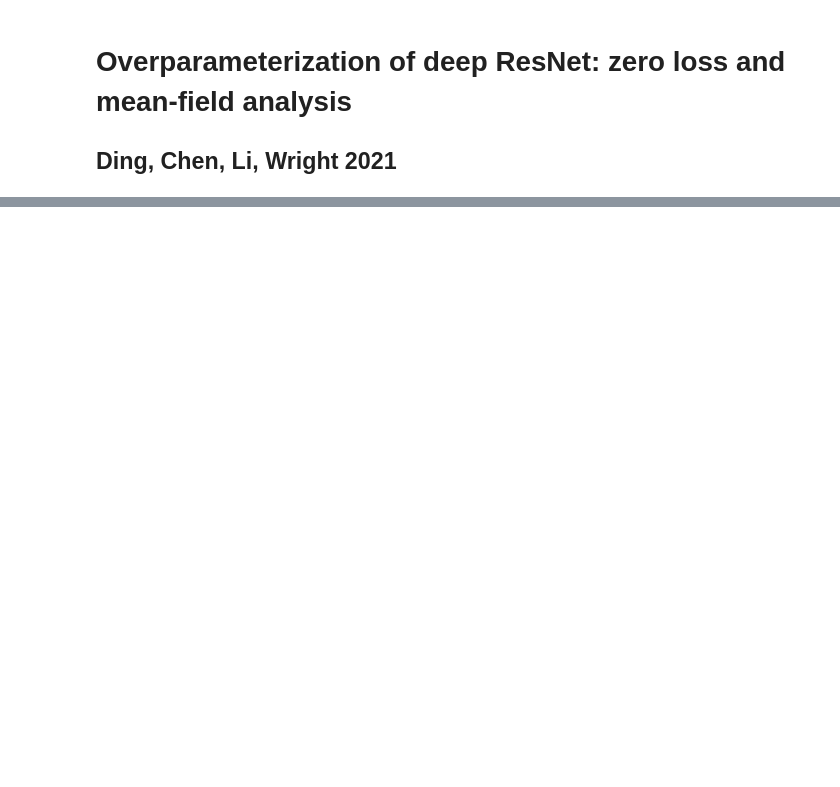
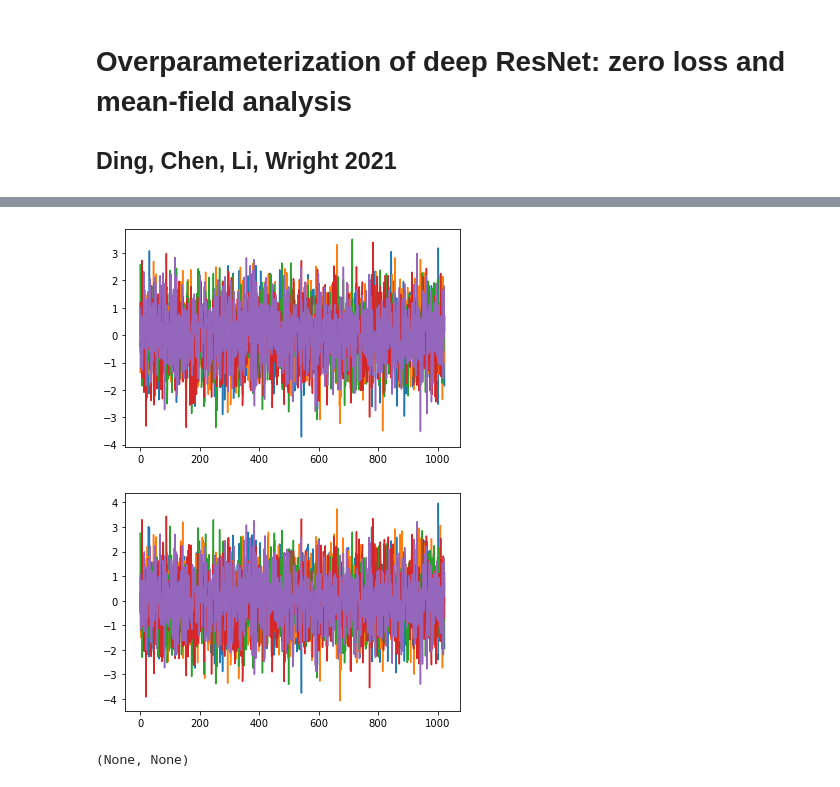
Before and after one commit to silasalberti/stat-learning, a Jupyter notebook: Ding et al 2021.ipynb, the cells around one changed output, grey strips where cells are left out. Saved outputs shown, nothing was run; the diff lists cells and outputs as text; code cells hidden in the pictures; blank space fills up the shorter version.

```diff
--- a/Ding et al 2021.ipynb
+++ b/Ding et al 2021.ipynb
@@ -71,0 +156,6 @@ plt.show()
+# %%
+plot_some_params(theta_untrained), plot_some_params(theta_trained)
+# %% [output]
+[figure, added]
+[figure, added]
+(None, None)
```
Also changed, not shown: parts of 70 cells of this notebook.
